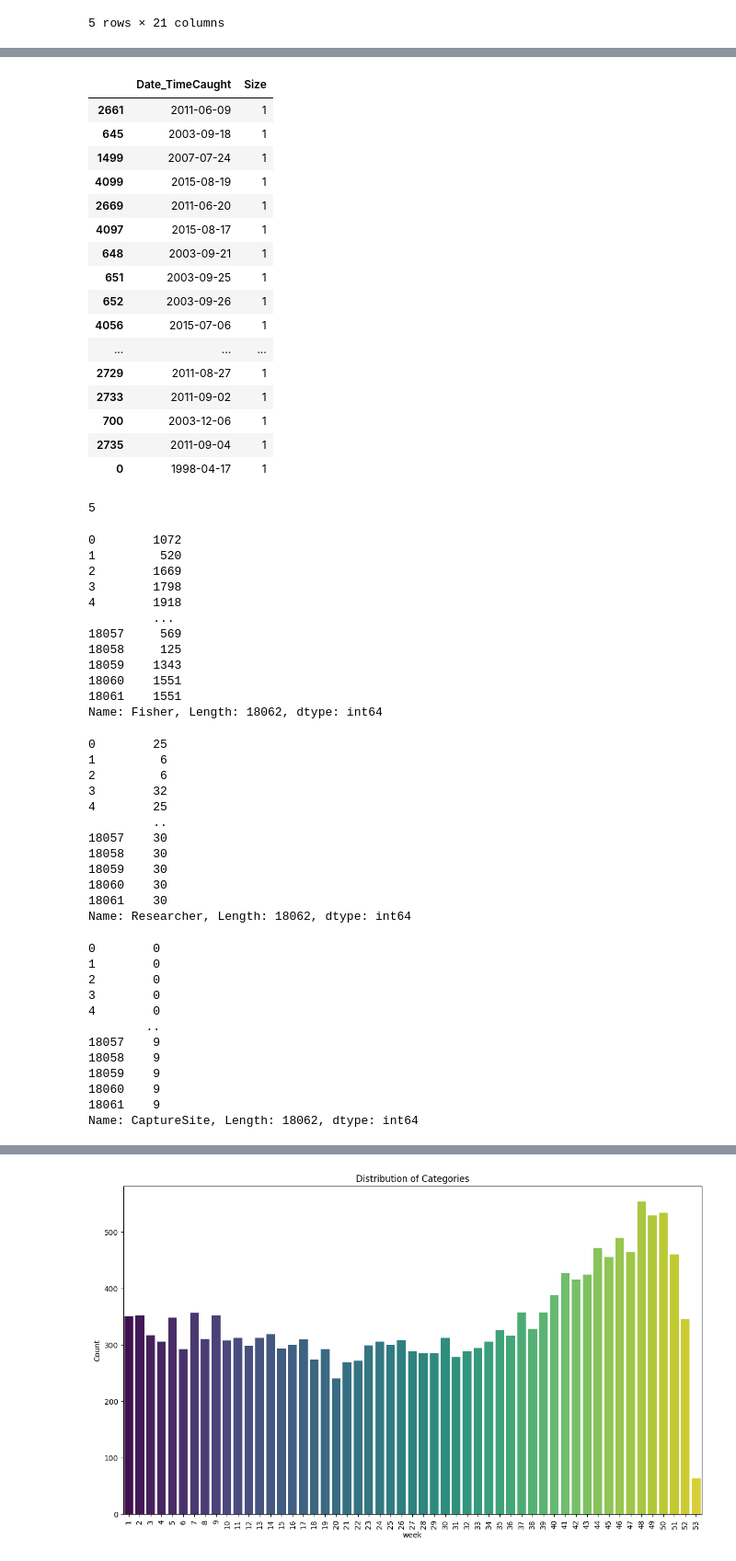
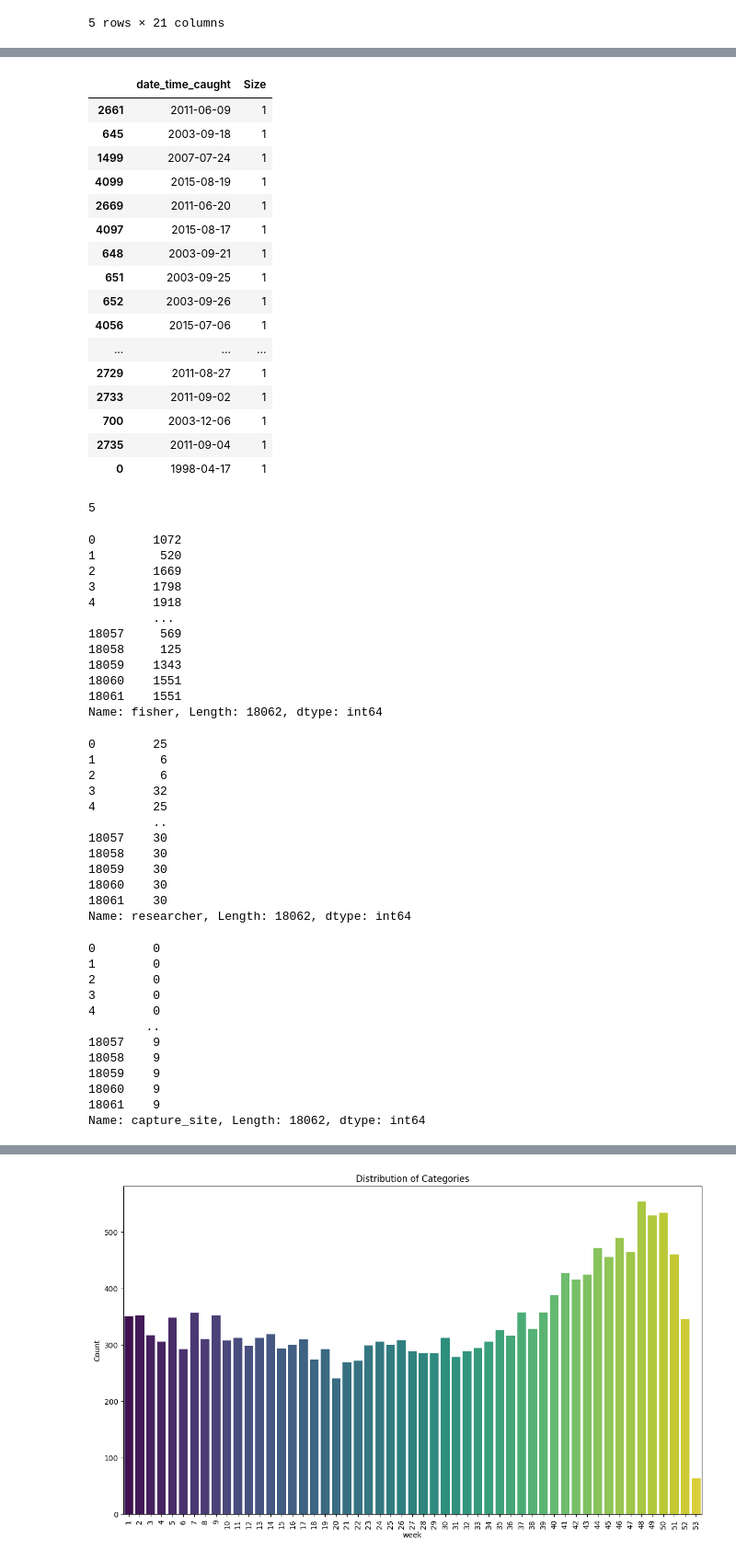
Before and after one commit to mrachelb/turtle-rav, a Jupyter notebook: EDA-Adel-WarmUp.ipynb, the cells around one changed output, grey strips where cells are left out. Shown at 92% size. Drawn from its saved outputs; the diff is of its cells as text; code cells hidden in the pictures.

```diff
--- a/EDA-Adel-WarmUp.ipynb
+++ b/EDA-Adel-WarmUp.ipynb
@@ -98,11 +105,11 @@ print(train_df.columns)
 # %%
 #train_df.groupby('ReleaseSite').size()
 
 #We can drop the column Sex, since the most values are Unknown
-df = train_df.groupby('Date_TimeCaught').size().reset_index(name='Size')
+df = train_df.groupby('date_time_caught').size().reset_index(name='Size')
 df.sort_values('Size', ascending= False).tail(60)
 # %% [output]
-|  | Date_TimeCaught | Size |
+|  | date_time_caught | Size |
 | 2661 | 2011-06-09 | 1 |
 | 645 | 2003-09-18 | 1 |
 | 1499 | 2007-07-24 | 1 |
@@ -128,9 +135,9 @@ extract_number_split('Fischer_5')
 # %% [output]
 5
 # %%
-train_df['Fisher'] = train_df['Fisher'].apply(extract_number_split)
+train_df['fisher'] = train_df['fisher'].apply(extract_number_split)
 
-train_df['Fisher']
+train_df['fisher']
 # %% [output]
 0        1072
 1         520
@@ -143,11 +150,11 @@ train_df['Fisher']
 18059    1343
 18060    1551
 18061    1551
-Name: Fisher, Length: 18062, dtype: int64
+Name: fisher, Length: 18062, dtype: int64
 # %%
-train_df['Researcher'] = train_df['Researcher'].apply(extract_number_split)
+train_df['researcher'] = train_df['researcher'].apply(extract_number_split)
 
-train_df['Researcher']
+train_df['researcher']
 # %% [output]
 0        25
 1         6
@@ -160,11 +167,11 @@ train_df['Researcher']
 18059    30
 18060    30
 18061    30
-Name: Researcher, Length: 18062, dtype: int64
+Name: researcher, Length: 18062, dtype: int64
 # %%
-train_df['CaptureSite'] = train_df['CaptureSite'].apply(extract_number_split)
+train_df['capture_site'] = train_df['capture_site'].apply(extract_number_split)
 
-train_df['CaptureSite']
+train_df['capture_site']
 # %% [output]
 0        0
 1        0
@@ -177,6 +184,6 @@ train_df['CaptureSite']
 18059    9
 18060    9
 18061    9
-Name: CaptureSite, Length: 18062, dtype: int64
+Name: capture_site, Length: 18062, dtype: int64
 # %%
 
```
Also changed, not shown: parts of 6 cells of this notebook.
